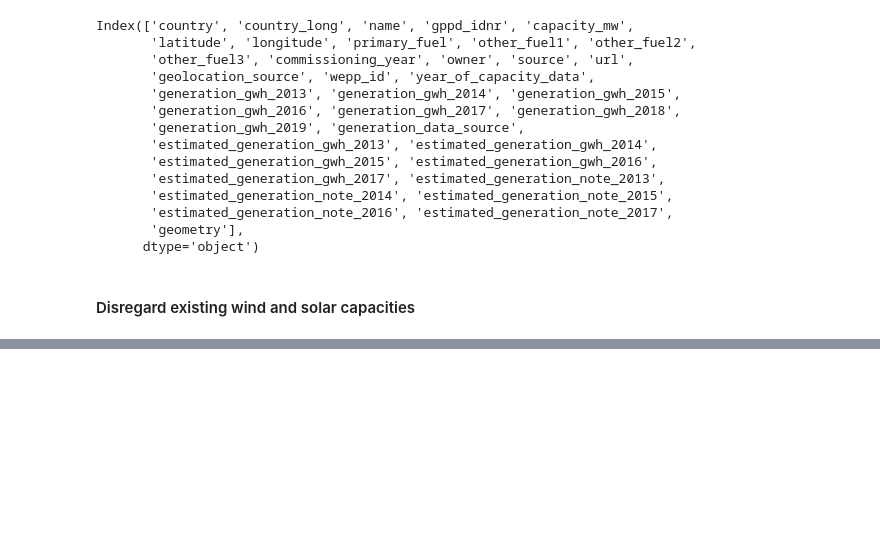
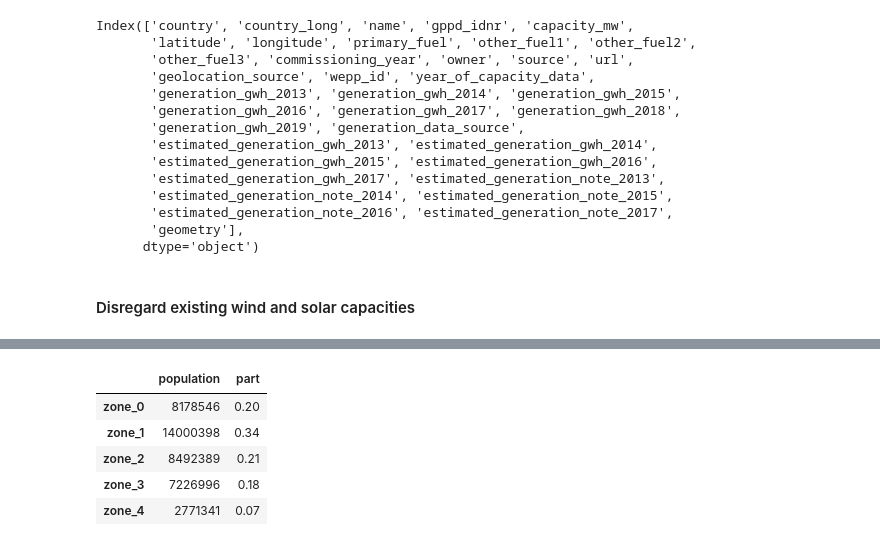
Before and after one commit to LeonieMet/Task4, a Jupyter notebook: Task4_leo_1607.ipynb, the cells around one changed output, grey strips where cells are left out. Drawn from its saved outputs; the diff is of its cells as text; code cells hidden in the pictures; blank space fills up the shorter version.

```diff
--- a/Task4_leo_1607.ipynb
+++ b/Task4_leo_1607.ipynb
@@ -779,0 +862,14 @@ n.add("Generator",
+# %%
+names = ['zone_0','zone_1', 'zone_2', 'zone_3', 'zone_4']
+pop = [8178546, 14000398, 8492389,7226996,2771341]
+pop_df = pd.DataFrame(pop,names, columns = ['population'])
+pop_sum = pop_df.sum()
+pop_df['part'] = round((pop_df['population']/int(pop_sum)),2)
+pop_df
+# %% [output]
+|  | population | part |
+| zone_0 | 8178546 | 0.20 |
+| zone_1 | 14000398 | 0.34 |
+| zone_2 | 8492389 | 0.21 |
+| zone_3 | 7226996 | 0.18 |
+| zone_4 | 2771341 | 0.07 |
```
Also changed, not shown: parts of 50 cells of this notebook.
